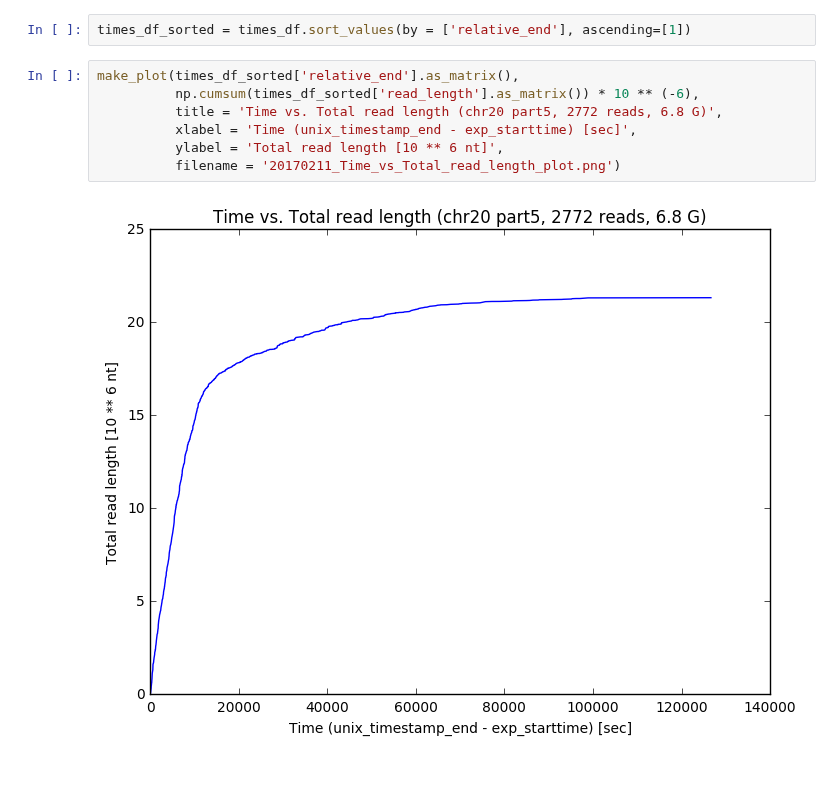
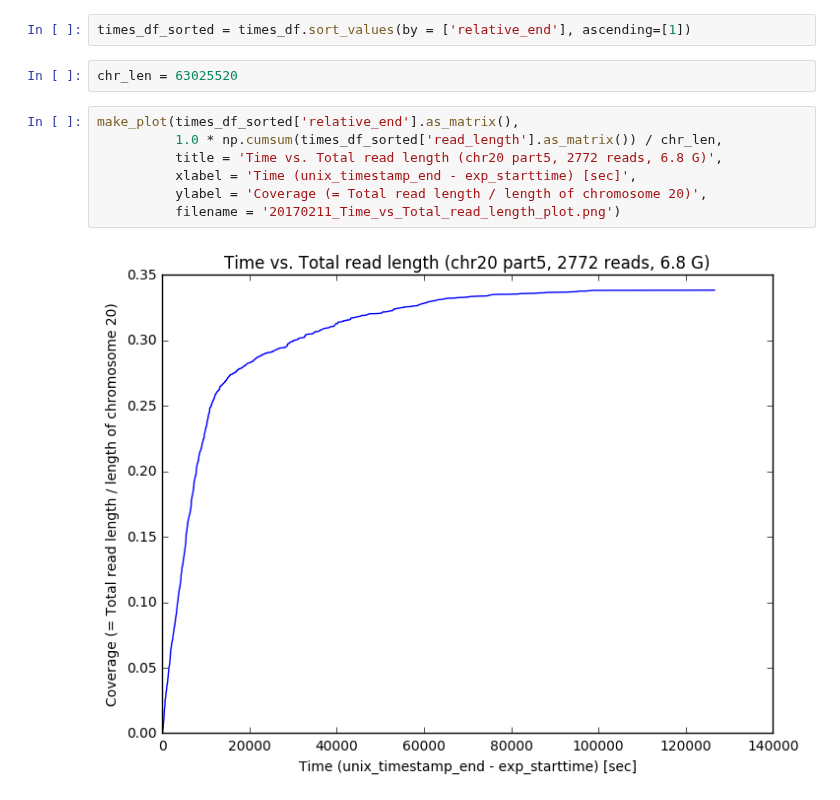
Before and after one commit to rivas-lab/nanopore, a Jupyter notebook: dev/scripts/20170211/20170211_Time_vs_Total_read_length_plot.ipynb, the cells around one changed output. Drawn from its saved outputs; the diff is of its cells as text; blank space fills up the shorter version.

Commit message:
update plot (y-axis is now coverage, not the absolute length)

```diff
--- a/dev/scripts/20170211/20170211_Time_vs_Total_read_length_plot.ipynb
+++ b/dev/scripts/20170211/20170211_Time_vs_Total_read_length_plot.ipynb
@@ -98,12 +98,14 @@ times_df['filename'][:10].as_matrix().tolist()
 times_df['relative_end'] = times_df['unix_timestamp_end'] - times_df['exp_starttime']
 # %%
 times_df_sorted = times_df.sort_values(by = ['relative_end'], ascending=[1])
+# %%
+chr_len = 63025520
 # %%
 make_plot(times_df_sorted['relative_end'].as_matrix(),
-          np.cumsum(times_df_sorted['read_length'].as_matrix()) * 10 ** (-6),
+          1.0 * np.cumsum(times_df_sorted['read_length'].as_matrix()) / chr_len,
           title = 'Time vs. Total read length (chr20 part5, 2772 reads, 6.8 G)',
           xlabel = 'Time (unix_timestamp_end - exp_starttime) [sec]',
-          ylabel = 'Total read length [10 ** 6 nt]',
+          ylabel = 'Coverage (= Total read length / length of chromosome 20)',
           filename = '20170211_Time_vs_Total_read_length_plot.png')
 # %% [output]
-[figure, old version]
+[figure, new version]
```
Also changed, not shown: 1 other file.
